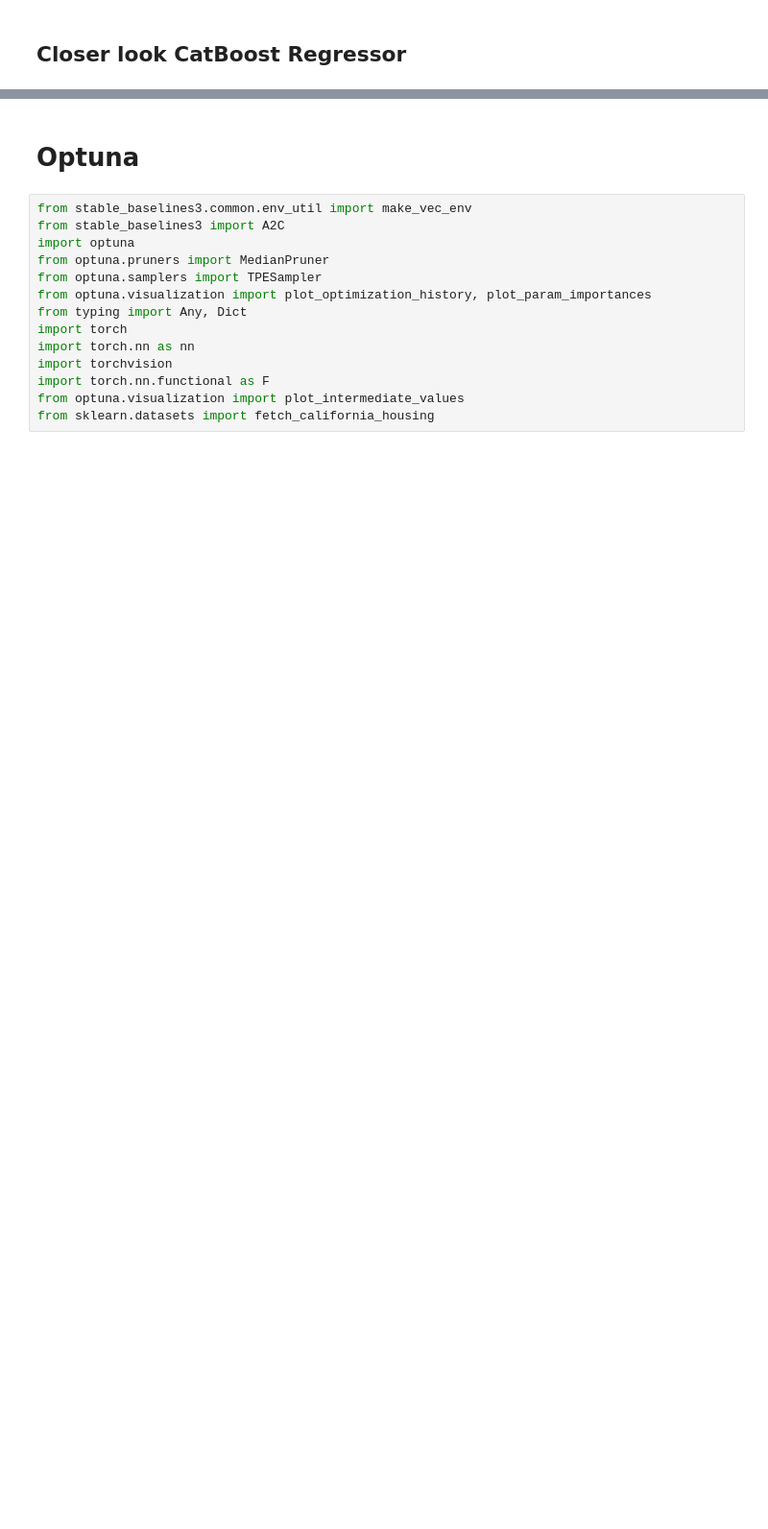
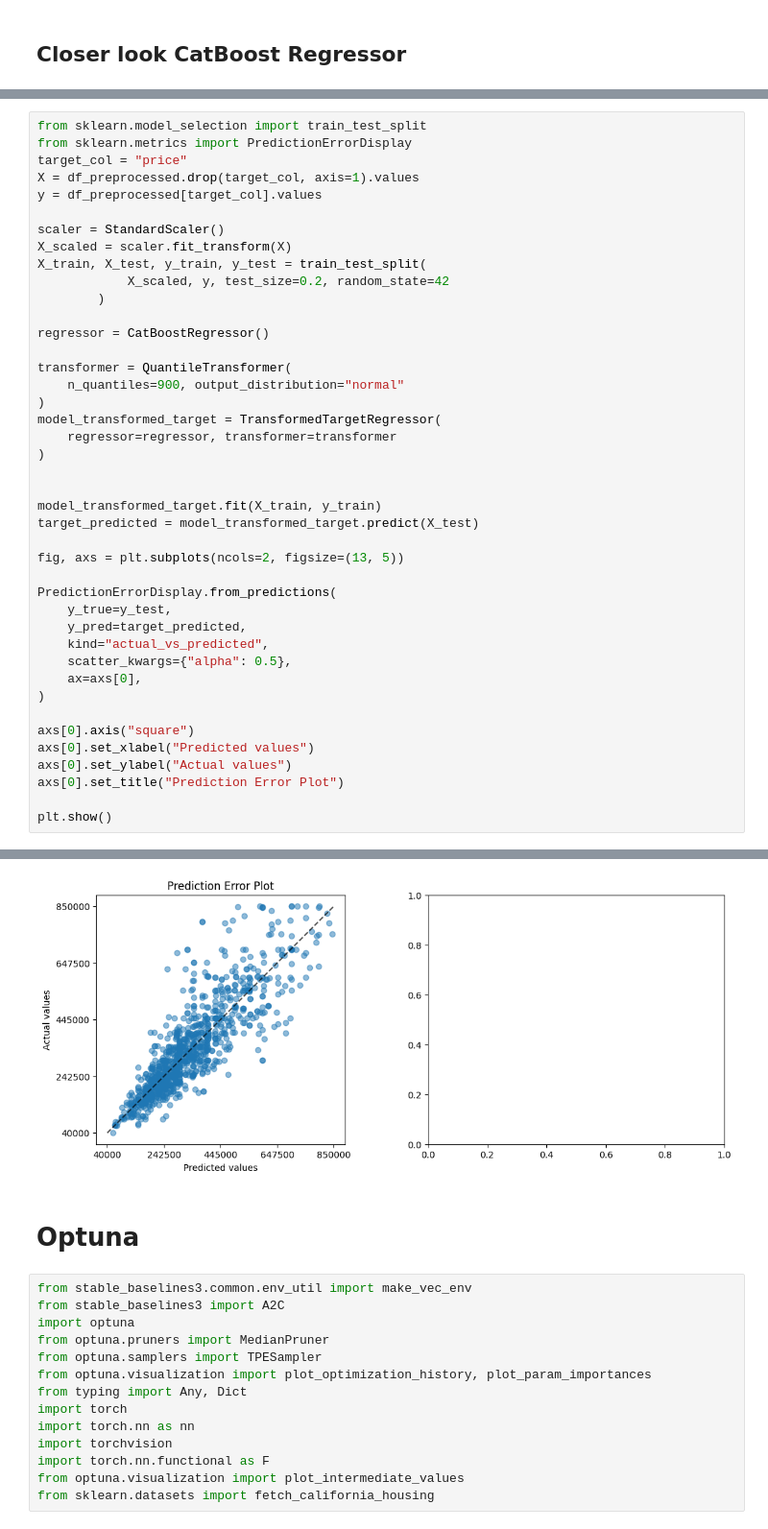
Before and after one commit to Manu1175/challenge-regression, a Jupyter notebook: model_evaluation.ipynb, the cells around one changed output, grey strips where cells are left out. Shown at 96% size. Cells and saved outputs as stored; diff of their text form; blank space fills up the shorter version.

```diff
--- a/model_evaluation.ipynb
+++ b/model_evaluation.ipynb
@@ -403,0 +436,43 @@ _ = display.ax_.set(xscale="log", title="Learning curve for decision tree")
+# %%
+from sklearn.model_selection import train_test_split
+from sklearn.metrics import PredictionErrorDisplay
+target_col = "price"
+X = df_preprocessed.drop(target_col, axis=1).values
+y = df_preprocessed[target_col].values
+
+scaler = StandardScaler()
+X_scaled = scaler.fit_transform(X)
+X_train, X_test, y_train, y_test = train_test_split(
+            X_scaled, y, test_size=0.2, random_state=42
+        )
+
+regressor = CatBoostRegressor()
+
+transformer = QuantileTransformer(
+    n_quantiles=900, output_distribution="normal"
+)
+model_transformed_target = TransformedTargetRegressor(
+    regressor=regressor, transformer=transformer
+)
+
+
+model_transformed_target.fit(X_train, y_train)
+target_predicted = model_transformed_target.predict(X_test)
+
+fig, axs = plt.subplots(ncols=2, figsize=(13, 5))
+
+PredictionErrorDisplay.from_predictions(
+    y_true=y_test,
+    y_pred=target_predicted,
+    kind="actual_vs_predicted",
+    scatter_kwargs={"alpha": 0.5},
+    ax=axs[0],
+)
+
+axs[0].axis("square")
+axs[0].set_xlabel("Predicted values")
+axs[0].set_ylabel("Actual values")
+axs[0].set_title("Prediction Error Plot")
+
+plt.show()
+# %% [output]
@@ -404,3 +496,4 @@ _ = display.ax_.set(xscale="log", title="Learning curve for decision tree")
+[figure, added]
 # %% [markdown]
 # Optuna
 # %%
```
Also changed, not shown: parts of 8 cells of this notebook.
